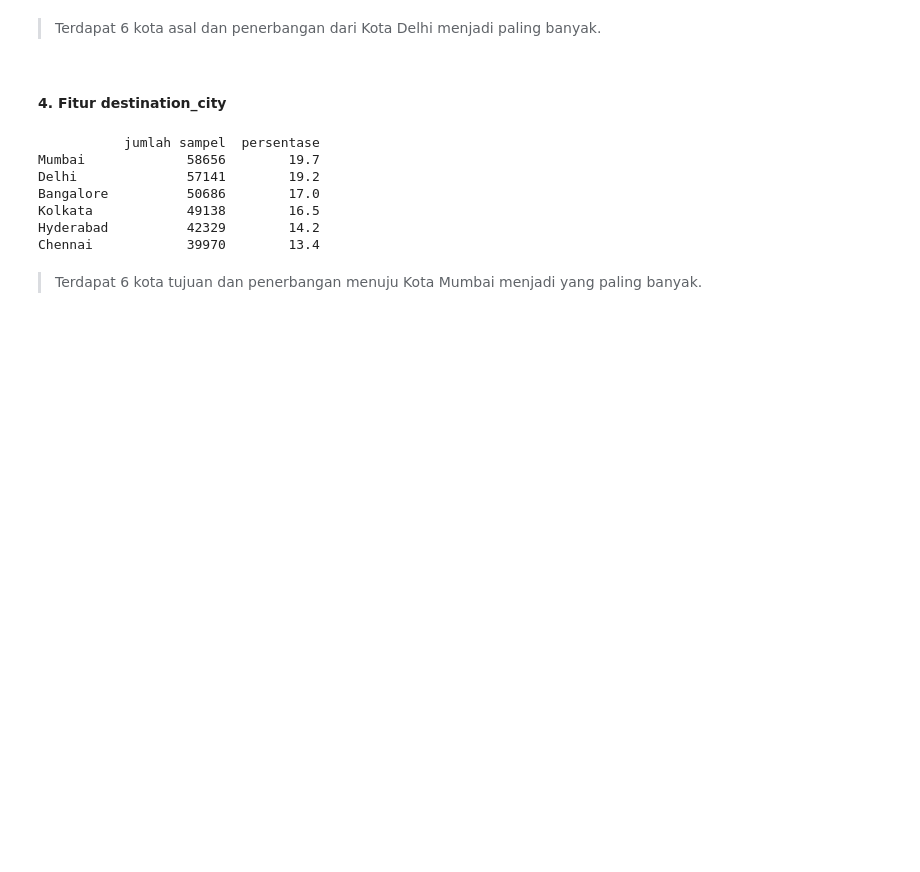
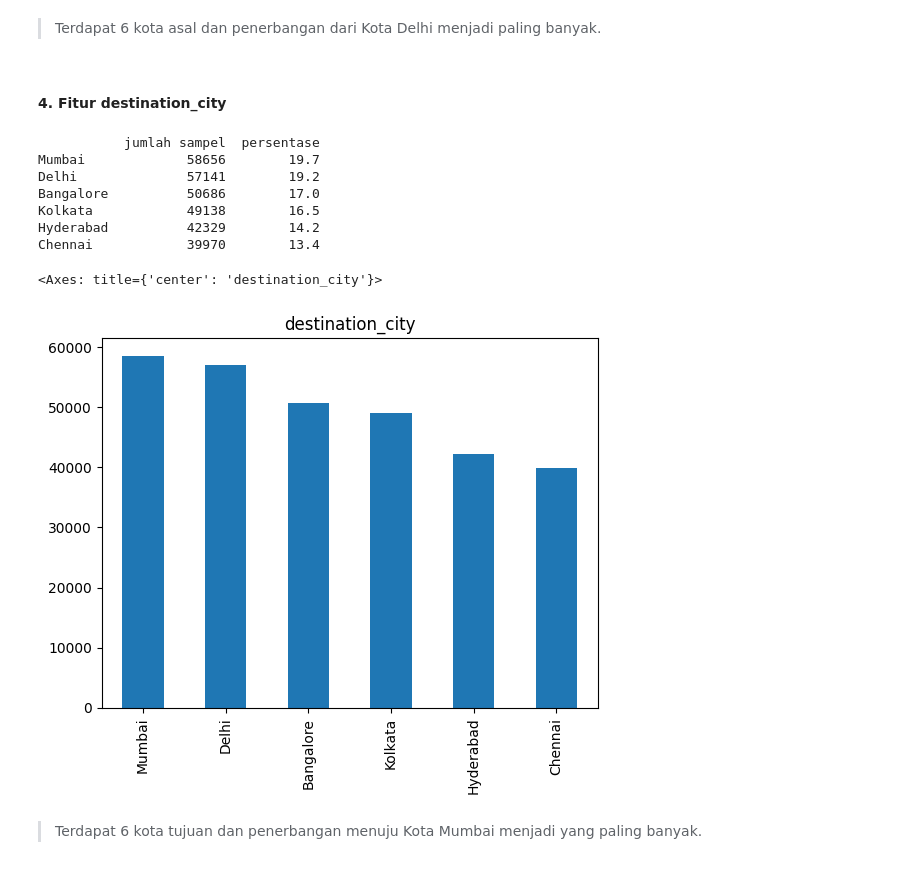
Before and after one commit to Andi-IM/Airline-Ticket-Predictive-Analysis, a Jupyter notebook: Airline_Price_Predictive_Analytics.ipynb, the cells around one changed output. Saved outputs shown, nothing was run; the diff lists cells and outputs as text; code cells hidden in the pictures; blank space fills up the shorter version.

```diff
--- a/Airline_Price_Predictive_Analytics.ipynb
+++ b/Airline_Price_Predictive_Analytics.ipynb
@@ -228,16 +240,20 @@ Chennai            38056        12.8
 # %%
 count = airlines['destination_city'].value_counts()
 percent = 100*airlines['destination_city'].value_counts(normalize=True)
 df = pd.DataFrame({'jumlah sampel':count, 'persentase':percent.round(1)})
 print(df)
+
+count.plot(kind='bar', title='destination_city')
 # %% [output]
            jumlah sampel  persentase
 Mumbai             58656        19.7
 Delhi              57141        19.2
 Bangalore          50686        17.0
 Kolkata            49138        16.5
 Hyderabad          42329        14.2
 Chennai            39970        13.4
+<Axes: title={'center': 'destination_city'}>
+[figure, added]
 # %% [markdown]
 > Terdapat 6 kota tujuan dan penerbangan menuju Kota Mumbai menjadi yang paling banyak.
 # %% [markdown]
```
Also changed, not shown: parts of 7 cells of this notebook.
